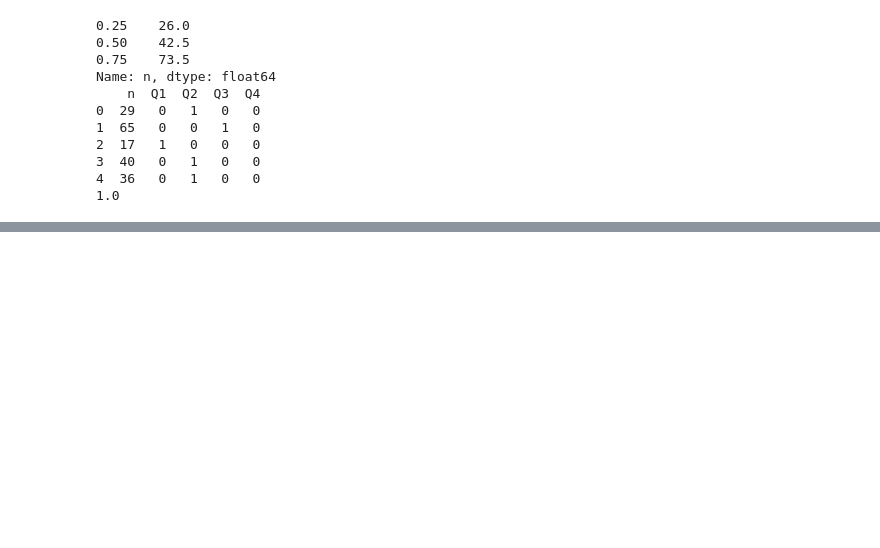
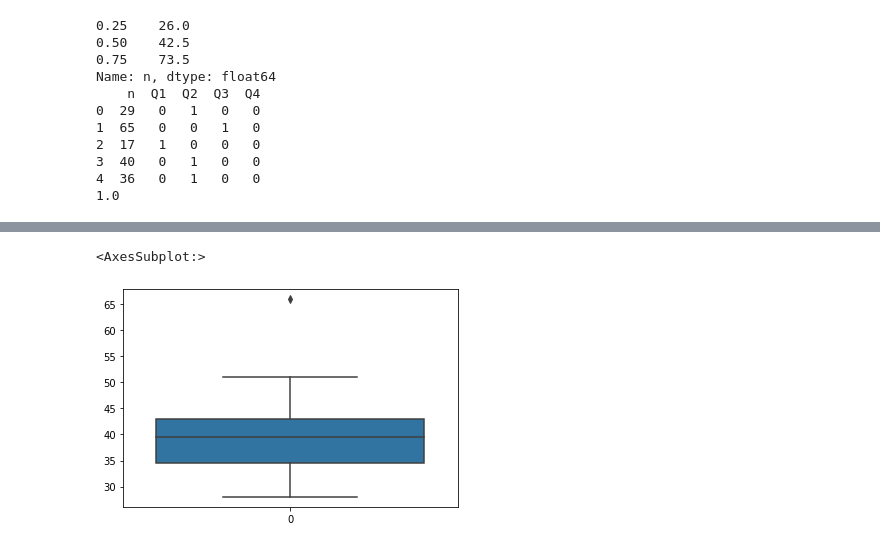
Before and after one commit to carlosjimenez88M/EDA_Course, a Jupyter notebook: Resumen_Python.ipynb, the cells around one changed output, grey strips where cells are left out. Saved outputs shown, nothing was run; the diff lists cells and outputs as text; code cells hidden in the pictures; blank space fills up the shorter version.

```diff
--- a/Resumen_Python.ipynb
+++ b/Resumen_Python.ipynb
@@ -419,0 +407,7 @@ Name: n, dtype: float64
+# %%
+# percentil: se debe ordenar la lista de mayor a menor
+# para el percentil 50 se toma la cantidad de registros x 50%
+import pandas as pd
+import numpy as np
+import matplotlib.pyplot as plt
+A = np.array([28,66,51,33,40,42,46,38,39,35,41,33])
@@ -419,0 +442,6 @@ Name: n, dtype: float64
+# %%
+import seaborn as sns
+sns.boxplot(data= A)
+# %% [output]
+<AxesSubplot:>
+[figure, added]
```
Also changed, not shown: parts of 3 cells of this notebook.
